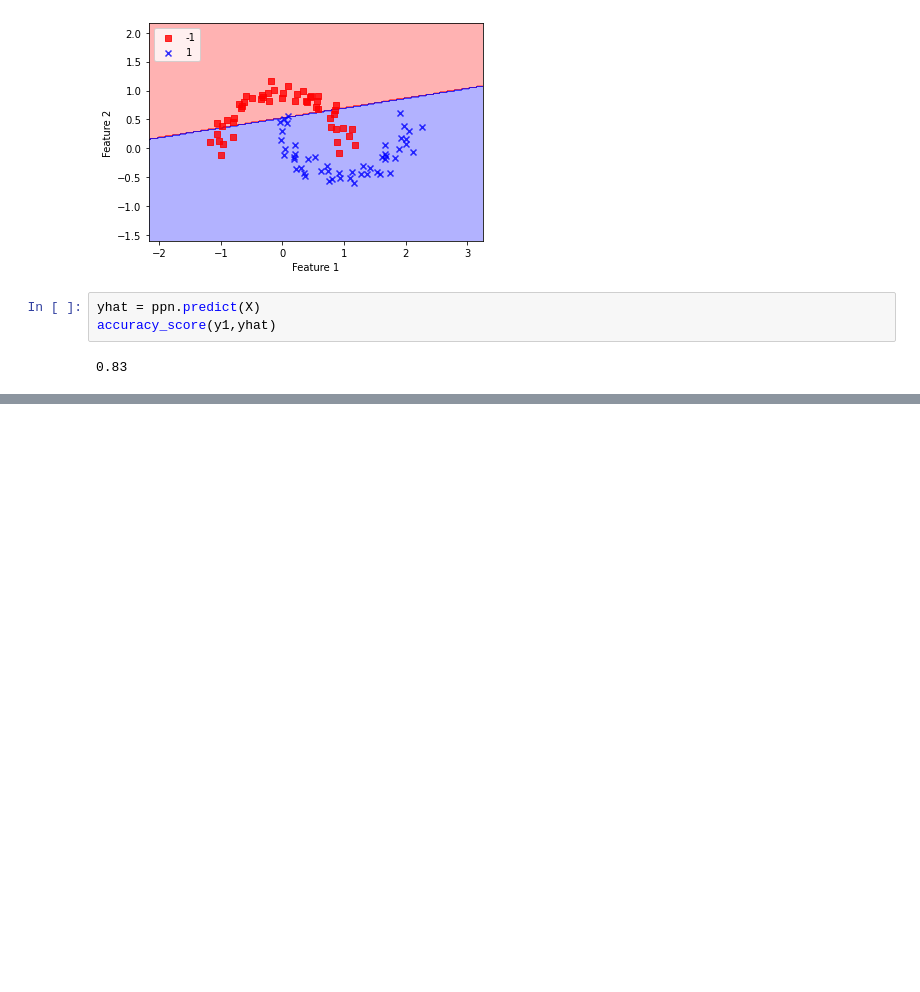
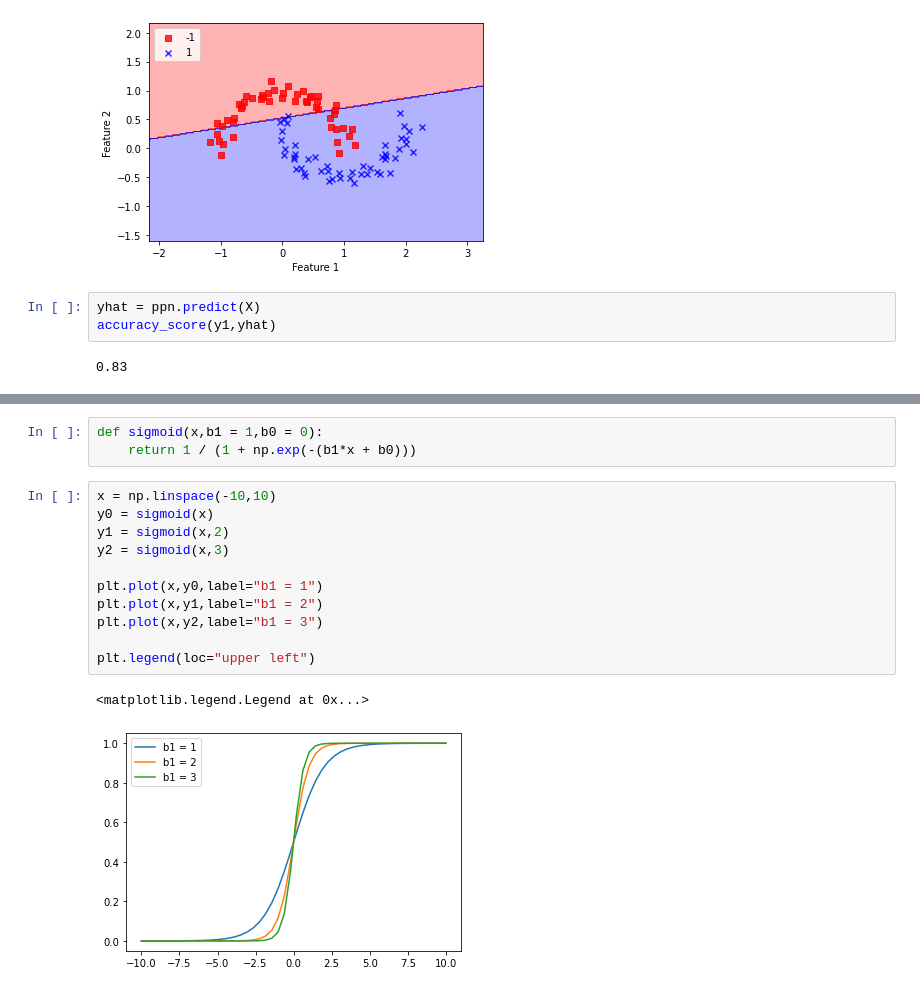
Before and after one commit to fdalforno/basic_course, a Jupyter notebook: 05 - Algoritmi.ipynb, the cells around one changed output, grey strips where cells are left out. Drawn from its saved outputs; the diff is of its cells as text; blank space fills up the shorter version.

```diff
--- a/05 - Algoritmi.ipynb
+++ b/05 - Algoritmi.ipynb
@@ -250,0 +286,17 @@ Possiamo pensare la discesa del gradiente come una discesa lungo un pendio, ad o
+# %%
+def sigmoid(x,b1 = 1,b0 = 0):
+    return 1 / (1 + np.exp(-(b1*x + b0)))
+# %%
+x = np.linspace(-10,10)
+y0 = sigmoid(x)
+y1 = sigmoid(x,2)
+y2 = sigmoid(x,3)
+
+plt.plot(x,y0,label="b1 = 1")
+plt.plot(x,y1,label="b1 = 2")
+plt.plot(x,y2,label="b1 = 3")
+
+plt.legend(loc="upper left")
+# %% [output]
+<matplotlib.legend.Legend at 0x...>
+[figure, added]
```
Also changed, not shown: parts of 20 cells of this notebook, 6 other files.
